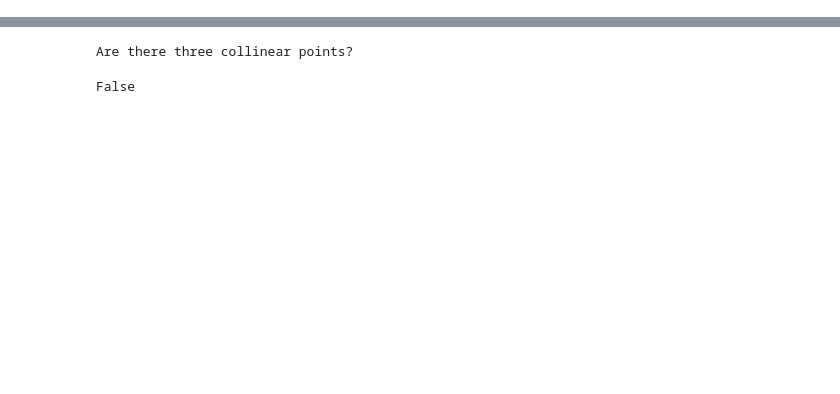
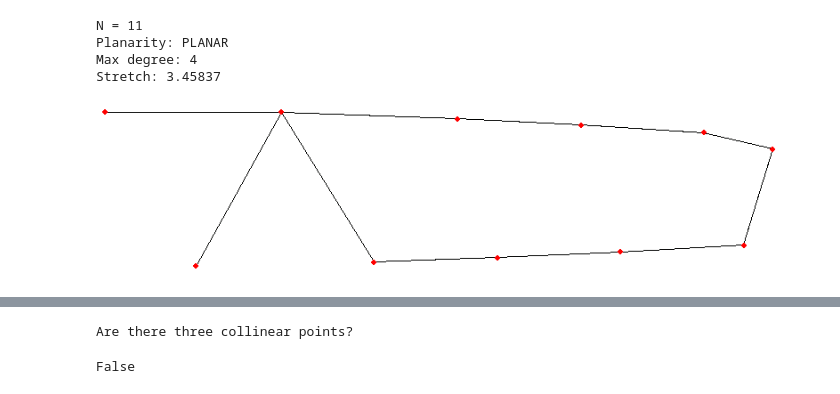
Before and after one commit to luccasiau/spanners, a Jupyter notebook: src/runs/helper.ipynb, the cells around one changed output, grey strips where cells are left out. Drawn from its saved outputs; the diff is of its cells as text; code cells hidden in the pictures; blank space fills up the shorter version.

```diff
--- a/src/runs/helper.ipynb
+++ b/src/runs/helper.ipynb
@@ -49,13 +85,3 @@ def getSegmentsFromFile(file_path):
     segments = [parseLine(ln) for ln in lines[4:]]
 
     return segments
-# %%
-def get_and_draw_from_file(file_name):
-    # subprocess.check_call(['./printout_path_greedy_test', '<', file_name, '>', 'temp_file.out'])
-    #output = subprocess.check_output(['./printout_path_greedy_test', '<', file_name]).decode('utf-8')
-    os.system('./printout_path_greedy_test < ' + file_name + ' > temp_file.out')
-    #print('A', output)
-    time.sleep(0.5)  # Super hacky please fix this
-    ret = drawLineSegments(getSegmentsFromFile('temp_file.out'))
-    subprocess.check_call(['rm', 'temp_file.out'])
-    return ret
@@ -118,0 +88,17 @@ def get_next_A(a, v, angle=0.01, scale=0.7):
+# %%
+def get_and_draw_from_file(file_name, img_w=300, img_h=300):
+    # subprocess.check_call(['./printout_path_greedy_test', '<', file_name, '>', 'temp_file.out'])
+    #output = subprocess.check_output(['./printout_path_greedy_test', '<', file_name]).decode('utf-8')
+    os.system('./printout_path_greedy_test < ' + file_name + ' > temp_file.out')
+    time.sleep(0.5)  # Super hacky please fix this
+    ret = draw_line_segments(getSegmentsFromFile('temp_file.out'), img_w, img_h)
+    subprocess.check_call(['rm', 'temp_file.out'])
+    return ret
+# %%
+get_and_draw_from_file('../pointsets/hand/013.txt', img_w=800, img_h=200)
+# %% [output]
+N = 11
+Planarity: PLANAR
+Max degree: 4
+Stretch: 3.45837
+[figure, added]
```
Also changed, not shown: parts of 88 cells of this notebook, 12 other files.
